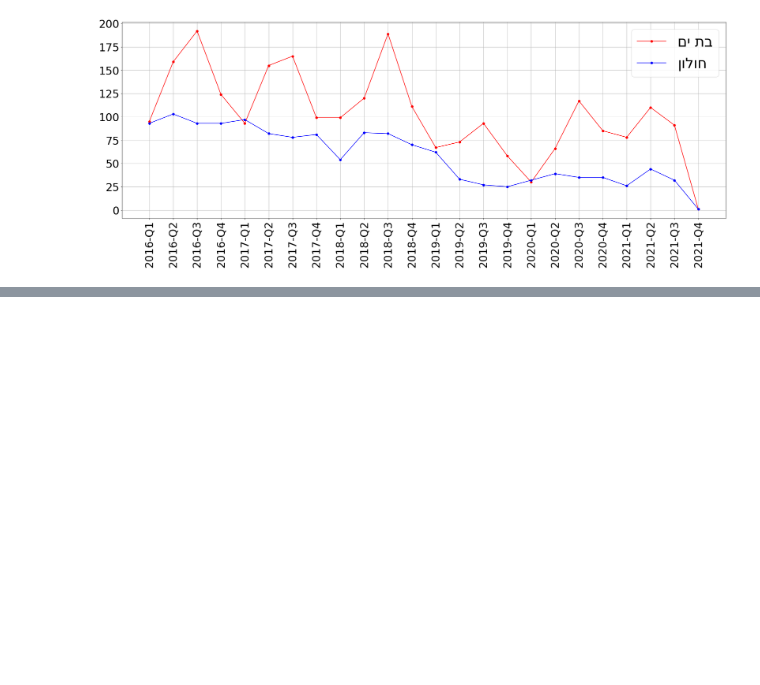
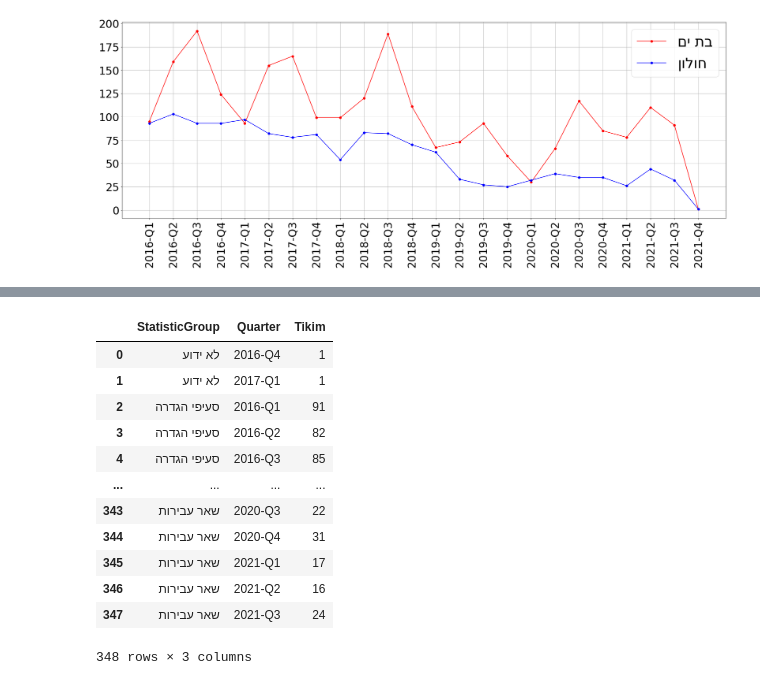
Before and after one commit to MishaTitov/MishtaraReport, a Jupyter notebook: MishtaraReport.ipynb, the cells around one changed output, grey strips where cells are left out. Drawn from its saved outputs; the diff is of its cells as text; code cells hidden in the pictures; blank space fills up the shorter version.

```diff
--- a/MishtaraReport.ipynb
+++ b/MishtaraReport.ipynb
@@ -41,0 +59,17 @@ plt.grid()
+# %%
+tmp3 = tmp_df3.groupby(['StatisticGroup', 'Quarter'], as_index = False)[['Tikim']].agg('sum')
+tmp3
+# %% [output]
+|  | StatisticGroup | Quarter | Tikim |
+| 0 | לא ידוע | 2016-Q4 | 1 |
+| 1 | לא ידוע | 2017-Q1 | 1 |
+| 2 | סעיפי הגדרה | 2016-Q1 | 91 |
+| 3 | סעיפי הגדרה | 2016-Q2 | 82 |
+| 4 | סעיפי הגדרה | 2016-Q3 | 85 |
+| ... | ... | ... | ... |
+| 343 | שאר עבירות | 2020-Q3 | 22 |
+| 344 | שאר עבירות | 2020-Q4 | 31 |
+| 345 | שאר עבירות | 2021-Q1 | 17 |
+| 346 | שאר עבירות | 2021-Q2 | 16 |
+| 347 | שאר עבירות | 2021-Q3 | 24 |
+348 rows × 3 columns
```
Also changed, not shown: parts of 2 cells of this notebook, 1 other file.
